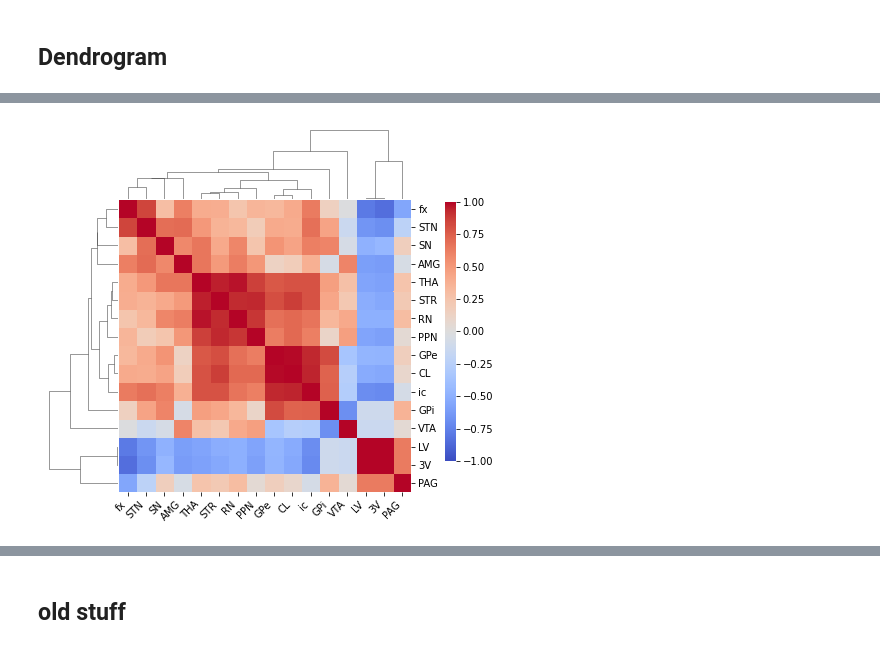
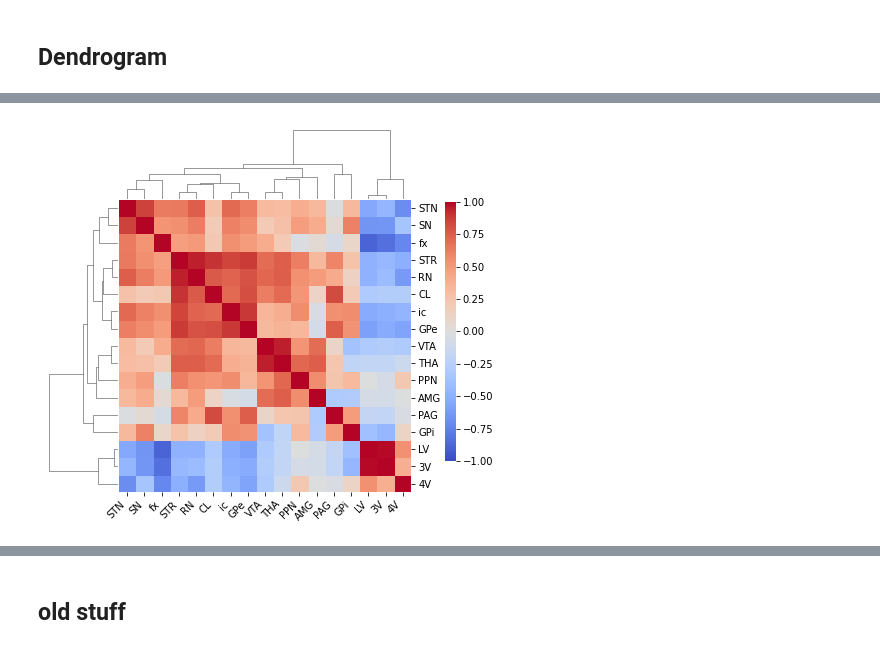
Before and after one commit to StevenM1/Ahead_morphometry, a Jupyter notebook: 6. Figures 3 - Stacked bars, corrmatrix.ipynb, the cells around one changed output, grey strips where cells are left out. Saved outputs shown, nothing was run; the diff lists cells and outputs as text; code cells hidden in the pictures.

```diff
--- a/6. Figures 3 - Stacked bars, corrmatrix.ipynb
+++ b/6. Figures 3 - Stacked bars, corrmatrix.ipynb
@@ -34,7 +27,7 @@ from matplotlib.backends.backend_pdf import PdfPages
 %matplotlib inline
 # %%
 row_order = ['AMG', 'CL', 'fx', 'GPe', 'GPi', 'ic', 'PAG', 'PPN', 'RN', 'SN', 'STN', 'STR', 'THA', 'VTA', 'LV', '3V', '4V']
-multi_tuples = [('iron', 'median'), ('myelin', 'median'), ('iron', 'iqr'), ('myelin', 'iqr'), ('thickness', 'median'), ('thickness', 'iqr')]
+multi_tuples = [('iron', 'median'), ('myelin', 'median'), ('iron', 'iqr'), ('myelin', 'iqr'), ('volume', 'volume'), ('thickness', 'median'), ('thickness', 'iqr')]
 multi_cols = pd.MultiIndex.from_tuples(multi_tuples, names=['metric', 'Statistic'])
 
 # Load data
@@ -196,7 +247,7 @@ f.savefig('../figures/figure4-v5.pdf', bbox_inches='tight')
 ## Correlation matrix
 # %%
 final_table_proportional2 = final_table_proportional.groupby(level=0).mean()
-final_table_proportional2 = final_table_proportional2[['iron_median', 'iron_iqr', 'myelin_median', 'myelin_iqr', 'thickness_median', 'thickness_iqr']]
+final_table_proportional2 = final_table_proportional2[['iron_median', 'iron_iqr', 'myelin_median', 'myelin_iqr', 'volume_volume', 'thickness_median', 'thickness_iqr']]
 # final_table_proportional2 = final_table_proportional2.rename(index={'LVENT':'VENTL'}).sort_index()
 # %%
 f, ax = plt.subplots(1,1, figsize=(5,5))
@@ -208,0 +262,3 @@ Text(24.0, 0.5, '')
+# %%
+matplotlib.rcParams['font.family']
+findfont(FontProperties(family=['sans-serif']))
@@ -268,16 +347,22 @@ Text(373.36363636363626, 0.5, '')
 # %%
 #f, ax = plt.subplots(1,1, figsize=(6,3.5))
-g = sns.clustermap(final_table_proportional2.loc[final_table_proportional2.index != '4V'].T.corr(), cmap='coolwarm', center=0, vmin=-1,
+# g = sns.clustermap(final_table_proportional2.loc[final_table_proportional2.index != '4V'].T.corr(), cmap='coolwarm', center=0, vmin=-1,
+#                    figsize=(6,6), xticklabels=1, cbar_pos=(0.95, 0.2, 0.025, 0.6))
+
+#g = sns.clustermap(final_table_proportional2[['iron_median', 'iron_iqr', 'myelin_median', 'myelin_iqr', 'volume_volume']].T.corr(), cmap='coolwarm', center=0, vmin=-1,
+#                   figsize=(6,6), xticklabels=1, cbar_pos=(0.95, 0.2, 0.025, 0.6))
+
+g = sns.clustermap(final_table_proportional2.T.corr(), cmap='coolwarm', center=0, vmin=-1,
                    figsize=(6,6), xticklabels=1, cbar_pos=(0.95, 0.2, 0.025, 0.6))
 g.ax_heatmap.set_xticklabels(g.ax_heatmap.get_xticklabels(), rotation=45, color='k', ha='right')
 g.ax_heatmap.set_xlabel('')
 g.ax_heatmap.set_ylabel('')
 
 g.ax_heatmap.invert_xaxis()
 g.ax_heatmap.invert_yaxis()
 g.ax_row_dendrogram.invert_yaxis()
 g.ax_col_dendrogram.invert_xaxis()
 
-plt.gcf().savefig('../figures/figure5v5.pdf', bbox_inches='tight')
+plt.gcf().savefig('../figures/figure5v5-massp2.pdf', bbox_inches='tight')
 # %% [output]
-[figure, old version]
+[figure, new version]
```
Also changed, not shown: parts of 11 cells of this notebook, 7 other files.
